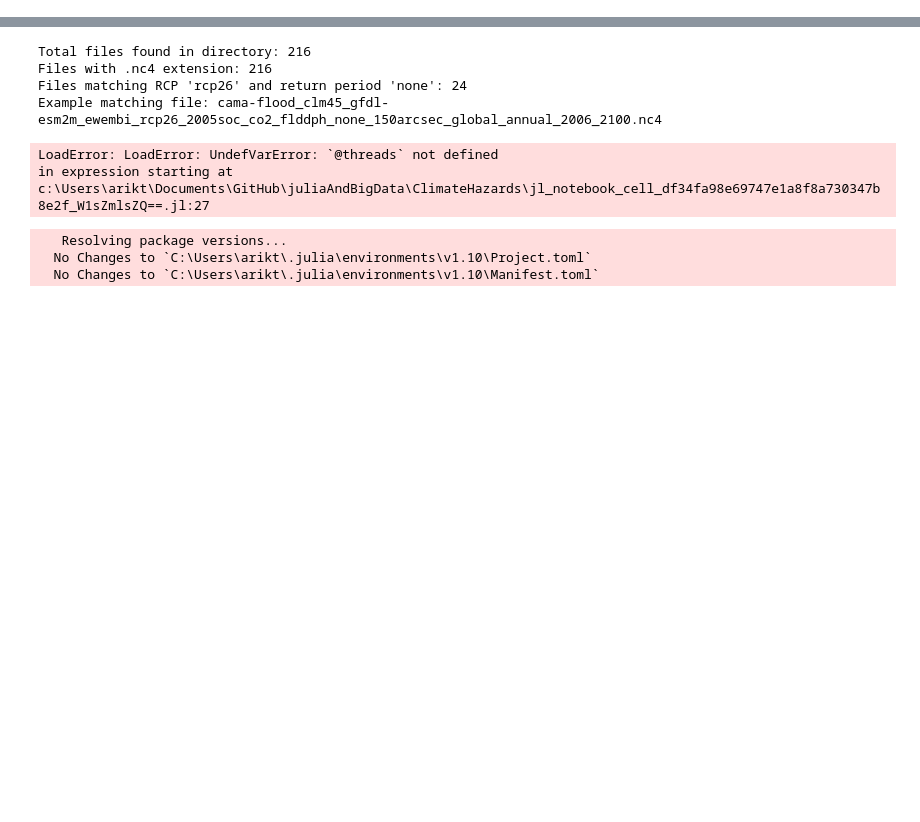
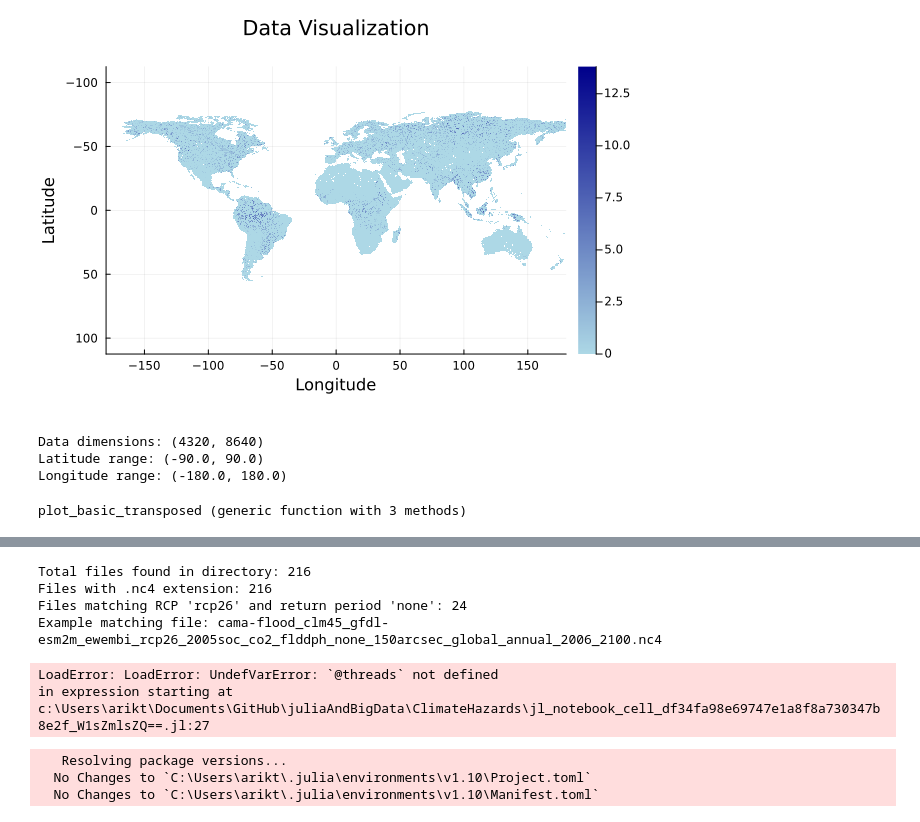
Before and after one commit to atashie/juliaAndBigData, a Jupyter notebook: ClimateHazards/floodDepthProjections_3p5km.ipynb, the cells around one changed output, grey strips where cells are left out. Cells and saved outputs as stored; diff of their text form; code cells hidden in the pictures; blank space fills up the shorter version.

```diff
--- a/ClimateHazards/floodDepthProjections_3p5km.ipynb
+++ b/ClimateHazards/floodDepthProjections_3p5km.ipynb
@@ -408,0 +606,58 @@ Current values at position (597, 2055):
+# %%
+function plot_basic(result, lat, lon, model_idx=1, statistic_idx=1)
+    # Extract the data slice
+    data_slice = result[:, :, statistic_idx, model_idx]
+
+    # Print data dimensions for debugging
+    println("Data dimensions: ", size(data_slice))
+    println("Latitude range: ", extrema(lat))
+    println("Longitude range: ", extrema(lon))
+
+    # Ensure data is oriented correctly
+    # In NetCDF, typically lat goes from North to South
+    # We might need to flip the latitude axis
+    if lat[1] > lat[end]  # If latitudes are in ascending order#descending order
+        lat = reverse(lat)
+        data_slice = reverse(data_slice, dims=1)
+    end
+
+    # Create the plot with correct orientation
+    p = Plots.heatmap(lon, lat, data_slice,  # Note: removed transpose
+                      xlabel="Longitude",
+                      ylabel="Latitude",
+                      title="Data Visualization",
+                      color=:blues,
+                      aspect_ratio=:equal,
+                      yflip=false)  # Don't flip the y-axis
+
+    return p
+end
+
+# Test the plotting with different orientations
+#p1 = plot_basic(result, lat, lon, 1, 1)
+#display(p1)
+
+# If the image still appears incorrect, try these alternatives:
+p2 = plot_basic(result, lat, lon, 1, 1)
+display(Plots.plot(p2, yflip=true))
+
+# Or try transposing the data:
+function plot_basic_transposed(result, lat, lon, model_idx=1, statistic_idx=1)
+    data_slice = result[:, :, statistic_idx, model_idx]
+    p = Plots.heatmap(lon, lat, transpose(data_slice),
+                      xlabel="Longitude",
+                      ylabel="Latitude",
+                      title="Data Visualization",
+                      color=:blues,
+                      aspect_ratio=:equal)
+    return p
+end
+
+#p3 = plot_basic_transposed(result, lat, lon, 1, 1)
+#display(p3)
+# %% [output]
+[figure, added]
+Data dimensions: (4320, 8640)
+Latitude range: (-90.0, 90.0)
+Longitude range: (-180.0, 180.0)
+plot_basic_transposed (generic function with 3 methods)
```
Also changed, not shown: parts of 9 cells of this notebook.
